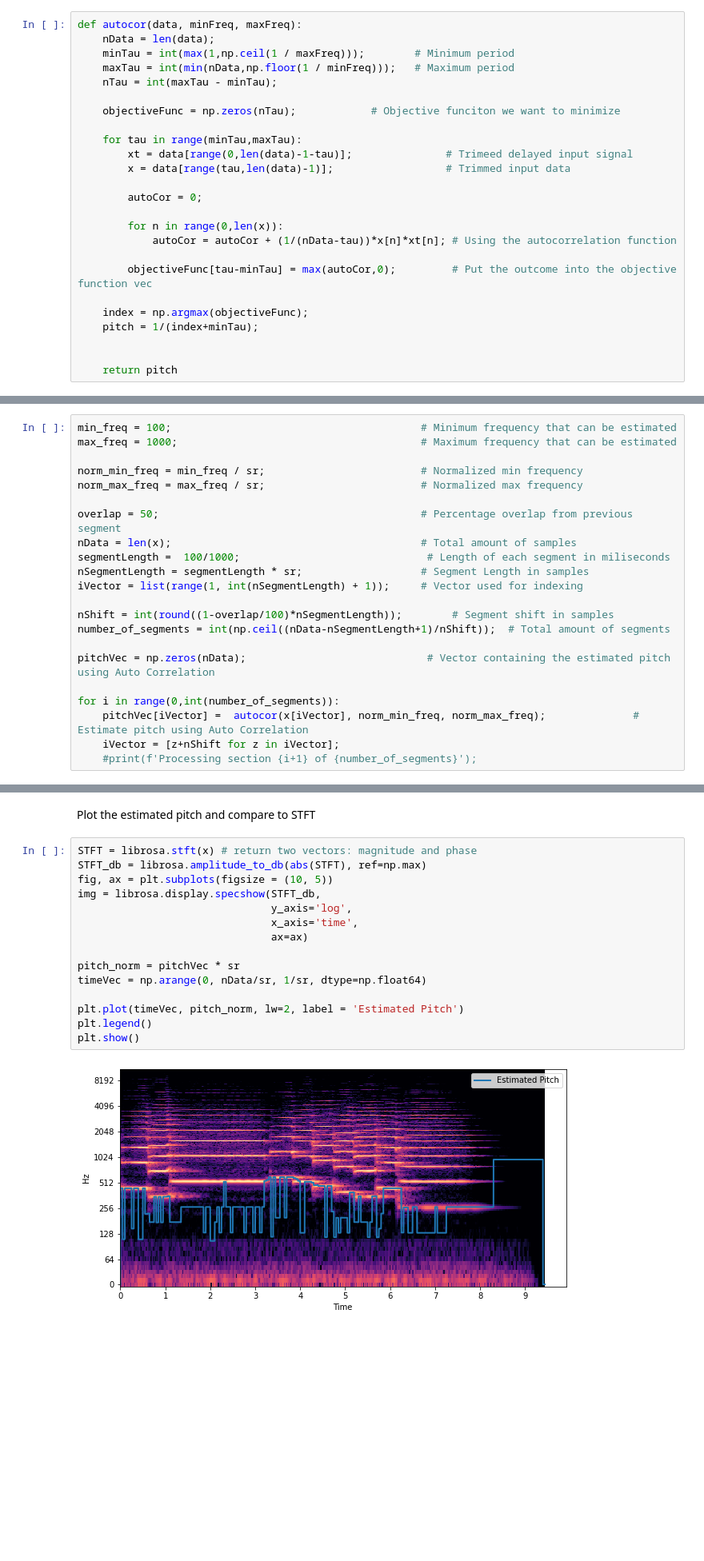
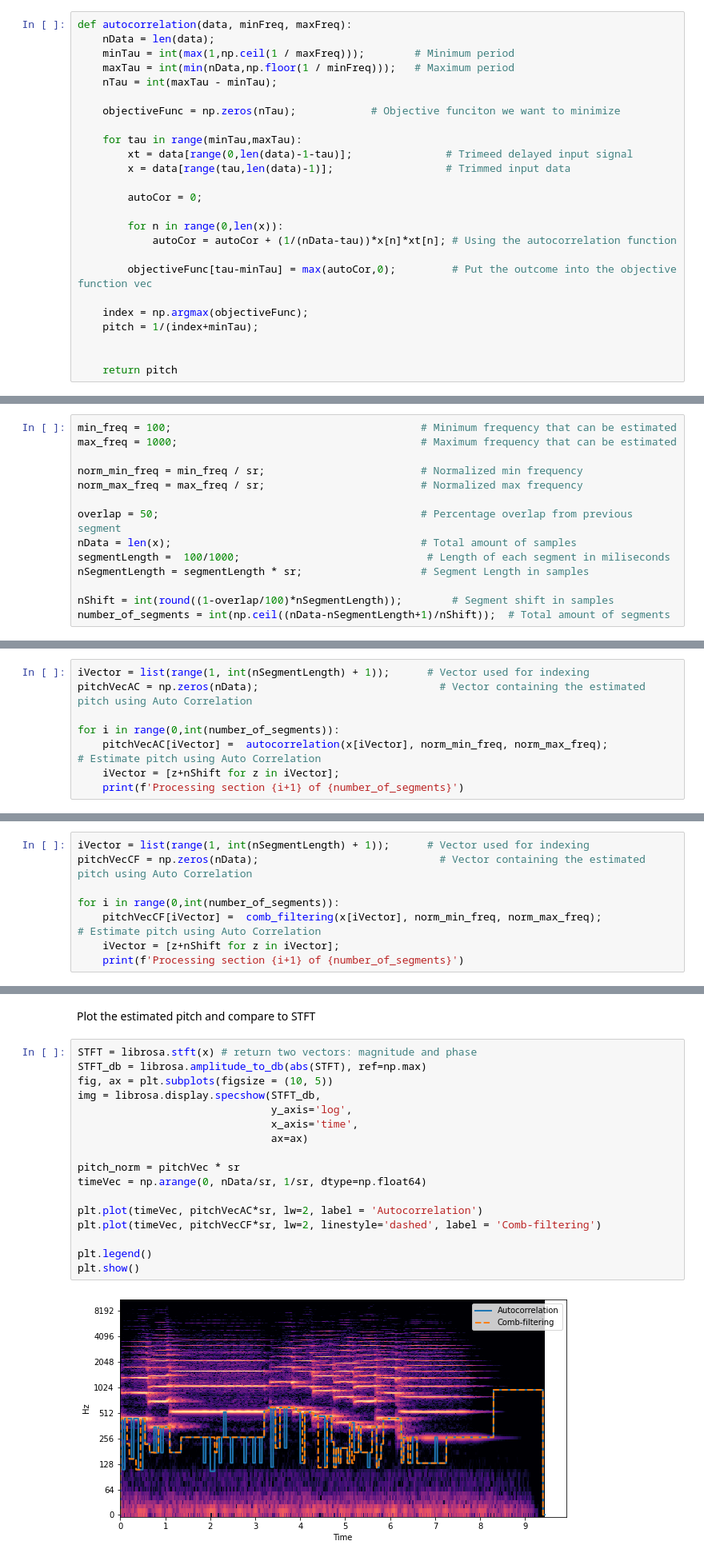
Before and after one commit to HNuijens/PythonAudioProcessing, a Jupyter notebook: Analysis/Pitch Detection Algorithms.ipynb, the cells around one changed output, grey strips where cells are left out. Shown: that part at 80% size. Cells and saved outputs as stored; diff of their text form; blank space fills up the shorter version.

Commit message:
added comb filtering comparison

```diff
--- a/Analysis/Pitch Detection Algorithms.ipynb
+++ b/Analysis/Pitch Detection Algorithms.ipynb
@@ -53,7 +53,7 @@ with autocorrelation function $R(\tau) = \sum_{n=\tau}^{N-1}x(n)x(n-\tau)$, whic
 # %% [markdown]
 Code example autocorrelation:
 # %%
-def autocor(data, minFreq, maxFreq):
+def autocorrelation(data, minFreq, maxFreq):
     nData = len(data);
     minTau = int(max(1,np.ceil(1 / maxFreq)));        # Minimum period
     maxTau = int(min(nData,np.floor(1 / minFreq)));   # Maximum period
@@ -130,14 +167,6 @@ overlap = 50;                                          # Percentage overlap from
 nData = len(x);                                        # Total amount of samples
 segmentLength =  100/1000;                              # Length of each segment in miliseconds
 nSegmentLength = segmentLength * sr;                   # Segment Length in samples
-iVector = list(range(1, int(nSegmentLength) + 1));     # Vector used for indexing
 
 nShift = int(round((1-overlap/100)*nSegmentLength));        # Segment shift in samples
 number_of_segments = int(np.ceil((nData-nSegmentLength+1)/nShift));  # Total amount of segments
-
-pitchVec = np.zeros(nData);                             # Vector containing the estimated pitch using Auto Correlation
-
-for i in range(0,int(number_of_segments)):
-    pitchVec[iVector] =  autocor(x[iVector], norm_min_freq, norm_max_freq);              # Estimate pitch using Auto Correlation
-    iVector = [z+nShift for z in iVector];
-    #print(f'Processing section {i+1} of {number_of_segments}');
@@ -143,0 +175,8 @@ for i in range(0,int(number_of_segments)):
+# %%
+iVector = list(range(1, int(nSegmentLength) + 1));      # Vector used for indexing
+pitchVecAC = np.zeros(nData);                             # Vector containing the estimated pitch using Auto Correlation
+
+for i in range(0,int(number_of_segments)):
+    pitchVecAC[iVector] =  autocorrelation(x[iVector], norm_min_freq, norm_max_freq);              # Estimate pitch using Auto Correlation
+    iVector = [z+nShift for z in iVector];
+    print(f'Processing section {i+1} of {number_of_segments}')
@@ -143,0 +203,8 @@ for i in range(0,int(number_of_segments)):
+# %%
+iVector = list(range(1, int(nSegmentLength) + 1));      # Vector used for indexing
+pitchVecCF = np.zeros(nData);                             # Vector containing the estimated pitch using Auto Correlation
+
+for i in range(0,int(number_of_segments)):
+    pitchVecCF[iVector] =  comb_filtering(x[iVector], norm_min_freq, norm_max_freq);              # Estimate pitch using Auto Correlation
+    iVector = [z+nShift for z in iVector];
+    print(f'Processing section {i+1} of {number_of_segments}')
@@ -146,17 +231,19 @@ Plot the estimated pitch and compare to STFT
 # %%
 STFT = librosa.stft(x) # return two vectors: magnitude and phase
 STFT_db = librosa.amplitude_to_db(abs(STFT), ref=np.max)
 fig, ax = plt.subplots(figsize = (10, 5))
 img = librosa.display.specshow(STFT_db,
                                y_axis='log',
                                x_axis='time',
                                ax=ax)
 
 pitch_norm = pitchVec * sr
 timeVec = np.arange(0, nData/sr, 1/sr, dtype=np.float64)
 
-plt.plot(timeVec, pitch_norm, lw=2, label = 'Estimated Pitch')
+plt.plot(timeVec, pitchVecAC*sr, lw=2, label = 'Autocorrelation')
+plt.plot(timeVec, pitchVecCF*sr, lw=2, linestyle='dashed', label = 'Comb-filtering')
+
 plt.legend()
 plt.show()
 # %% [output]
-[figure, old version]
+[figure, new version]
```
Also changed, not shown: parts of 21 cells of this notebook.
